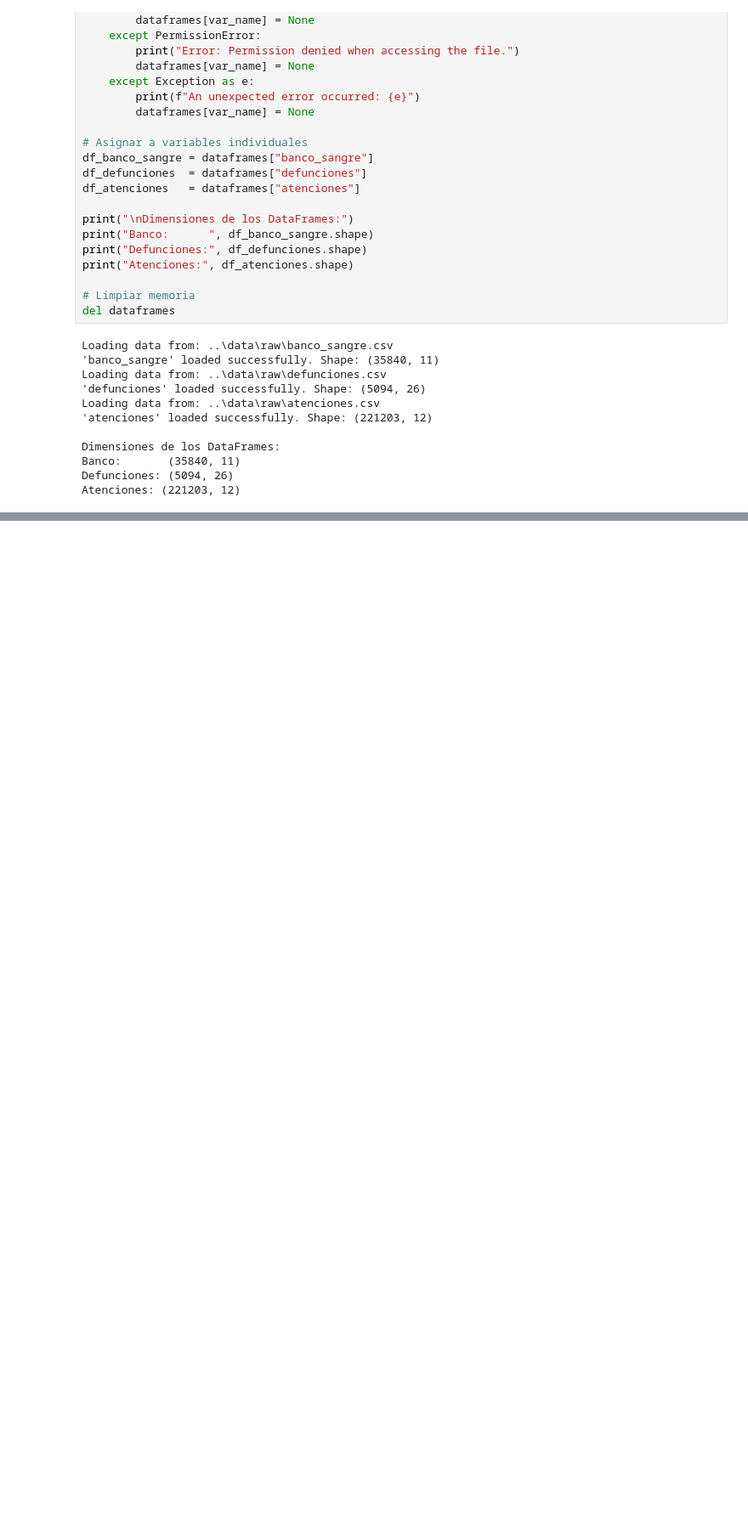
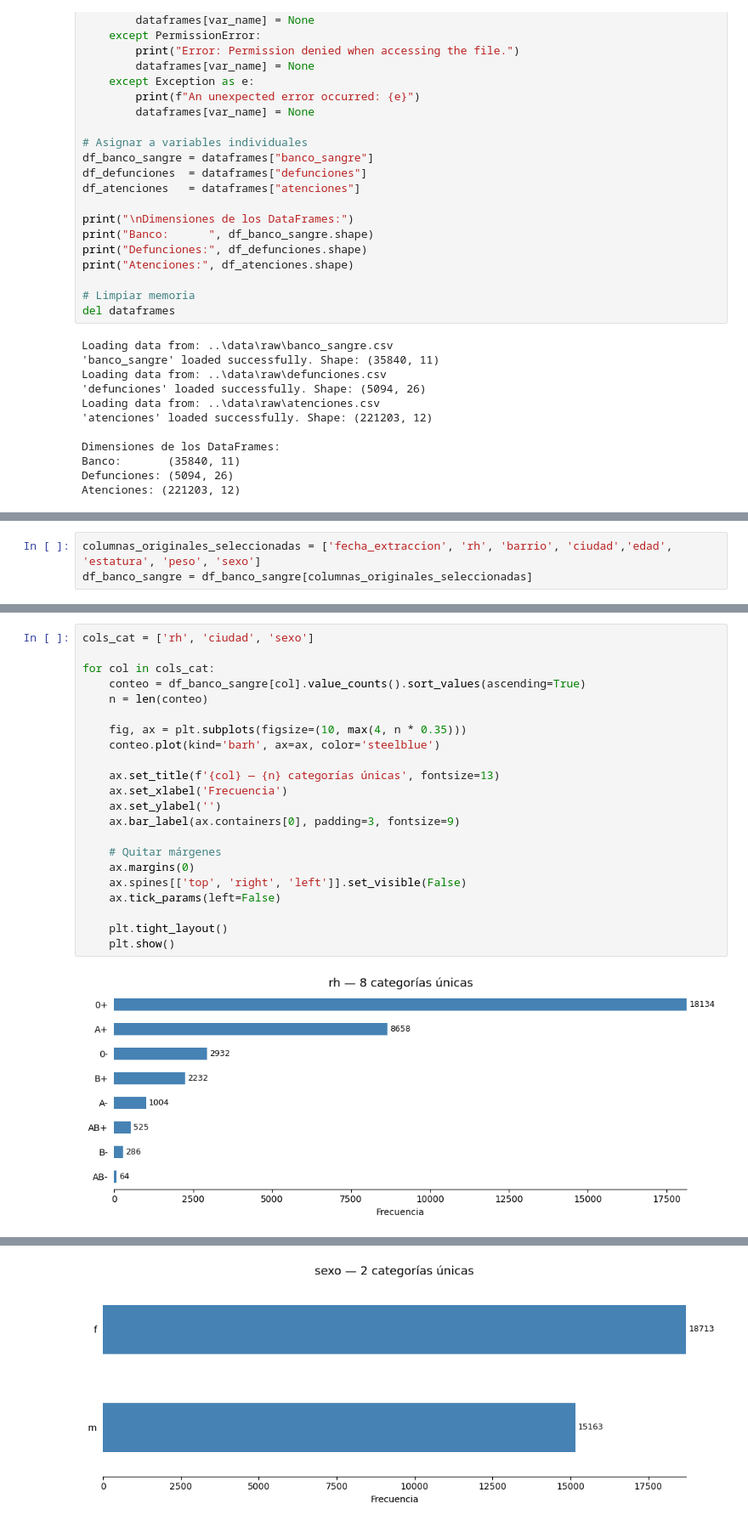
Before and after one commit to JeroHoyos/p-REDbloodDON, a Jupyter notebook: notebooks/1_preprocessing.ipynb, the cells around one changed output, grey strips where cells are left out. Shown at 85% size. Cells and saved outputs as stored; diff of their text form; blank space fills up the shorter version.

```diff
--- a/notebooks/1_preprocessing.ipynb
+++ b/notebooks/1_preprocessing.ipynb
@@ -346,0 +394,3 @@ df_banco_sangre = estandarizar_valores(df_banco_sangre, ["barrio", "ciudad"])
+# %%
+columnas_originales_seleccionadas = ['fecha_extraccion', 'rh', 'barrio', 'ciudad','edad', 'estatura', 'peso', 'sexo']
+df_banco_sangre = df_banco_sangre[columnas_originales_seleccionadas]
@@ -394,0 +447,24 @@ df_banco_sangre = df_banco_sangre[df_banco_sangre["edad"] < 100]
+# %%
+cols_cat = ['rh', 'ciudad', 'sexo']
+
+for col in cols_cat:
+    conteo = df_banco_sangre[col].value_counts().sort_values(ascending=True)
+    n = len(conteo)
+
+    fig, ax = plt.subplots(figsize=(10, max(4, n * 0.35)))
+    conteo.plot(kind='barh', ax=ax, color='steelblue')
+
+    ax.set_title(f'{col} — {n} categorías únicas', fontsize=13)
+    ax.set_xlabel('Frecuencia')
+    ax.set_ylabel('')
+    ax.bar_label(ax.containers[0], padding=3, fontsize=9)
+
+    # Quitar márgenes
+    ax.margins(0)
+    ax.spines[['top', 'right', 'left']].set_visible(False)
+    ax.tick_params(left=False)
+
+    plt.tight_layout()
+    plt.show()
+# %% [output]
+[figure, added]
@@ -394,0 +472 @@ df_banco_sangre = df_banco_sangre[df_banco_sangre["edad"] < 100]
+[figure, added]
```
Also changed, not shown: parts of 102 cells of this notebook.
